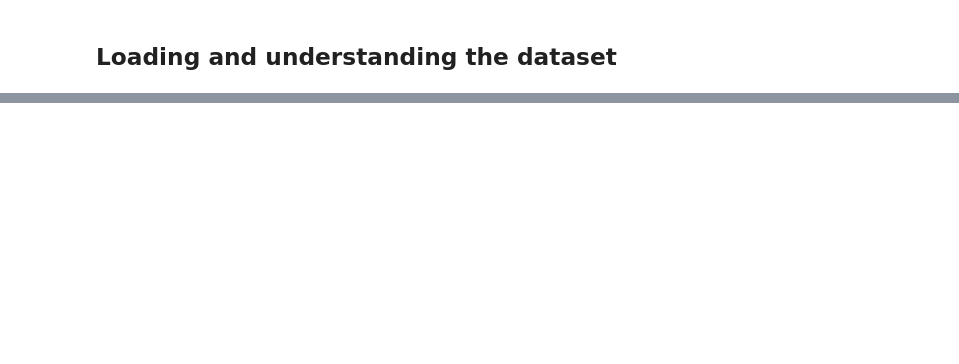
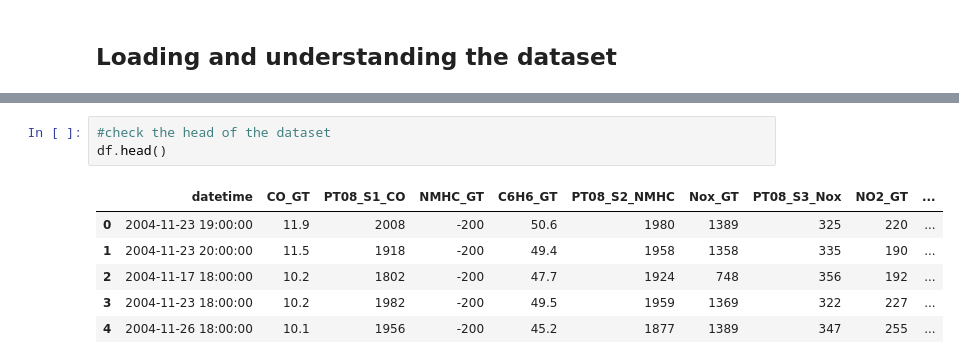
Before and after one commit to RodrigoFranco79/UCI-Air-Quality-Analysis-Prediction, a Jupyter notebook: UCI-Air-Quality-Analysis-EDA.ipynb, the cells around one changed output, grey strips where cells are left out. Drawn from its saved outputs; the diff is of its cells as text; blank space fills up the shorter version.

```diff
--- a/UCI-Air-Quality-Analysis-EDA.ipynb
+++ b/UCI-Air-Quality-Analysis-EDA.ipynb
@@ -63,3 +106,13 @@ PT08_S5_O3 - PT08.S5 (indium oxide) hourly averaged sensor response (nominally O
 T - Temperature in Â°C
 RH- Relative Humidity (%)
 AH - Absolute Humidity
+# %%
+#check the head of the dataset
+df.head()
+# %% [output]
+|  | datetime | CO_GT | PT08_S1_CO | NMHC_GT | C6H6_GT | PT08_S2_NMHC | Nox_GT | PT08_S3_Nox | NO2_GT | ... |
+| 0 | 2004-11-23 19:00:00 | 11.9 | 2008 | -200 | 50.6 | 1980 | 1389 | 325 | 220 | ... |
+| 1 | 2004-11-23 20:00:00 | 11.5 | 1918 | -200 | 49.4 | 1958 | 1358 | 335 | 190 | ... |
+| 2 | 2004-11-17 18:00:00 | 10.2 | 1802 | -200 | 47.7 | 1924 | 748 | 356 | 192 | ... |
+| 3 | 2004-11-23 18:00:00 | 10.2 | 1982 | -200 | 49.5 | 1959 | 1369 | 322 | 227 | ... |
+| 4 | 2004-11-26 18:00:00 | 10.1 | 1956 | -200 | 45.2 | 1877 | 1389 | 347 | 255 | ... |
```
Also changed, not shown: parts of 17 cells of this notebook, 1 other file.
